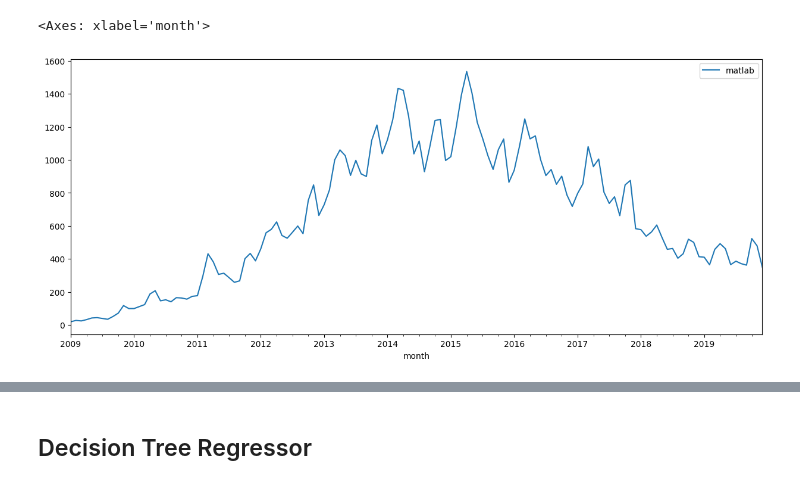
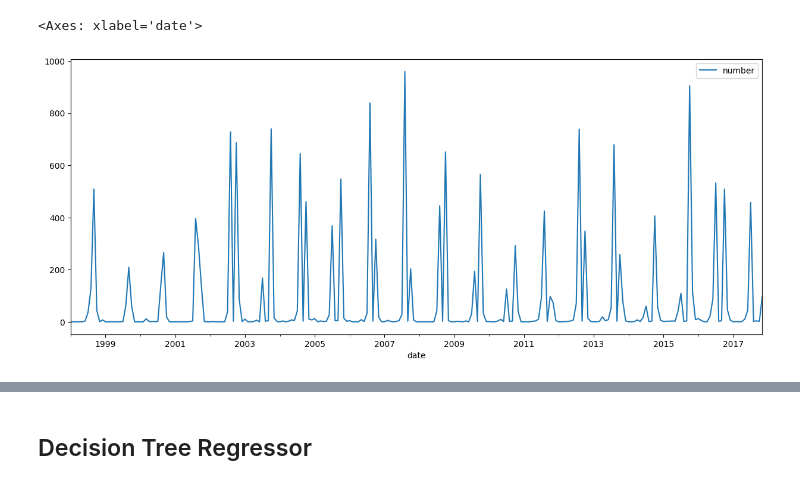
Before and after one commit to MateusVasc/atividades-pet-ciencia-de-dados, a Jupyter notebook: atividades/segunda_fase/atividade_3.ipynb, the cells around one changed output, grey strips where cells are left out. Cells and saved outputs as stored; diff of their text form; code cells hidden in the pictures.

```diff
--- a/atividades/segunda_fase/atividade_3.ipynb
+++ b/atividades/segunda_fase/atividade_3.ipynb
@@ -45,5 +40,9 @@ series_matlab = series_matlab.set_index('month')
+# %%
+series_fires['date'] = pd.to_datetime(series_fires['date'])
+# %%
+series_fires = series_fires.set_index('date')
 # %%
-series_matlab.plot()
+series_fires.plot()
 # %% [output]
-<Axes: xlabel='month'>
+<Axes: xlabel='date'>
-[figure, old version]
+[figure, new version]
```
Also changed, not shown: parts of 39 cells of this notebook.
